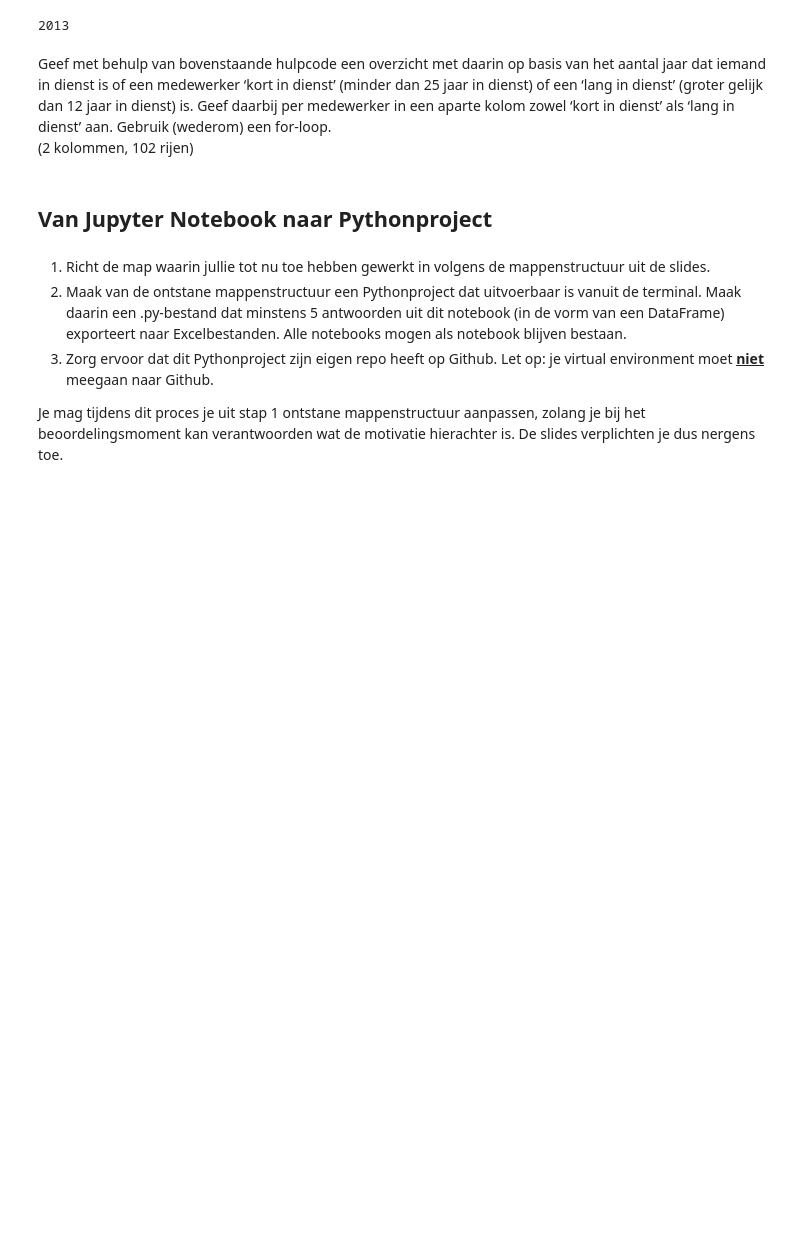
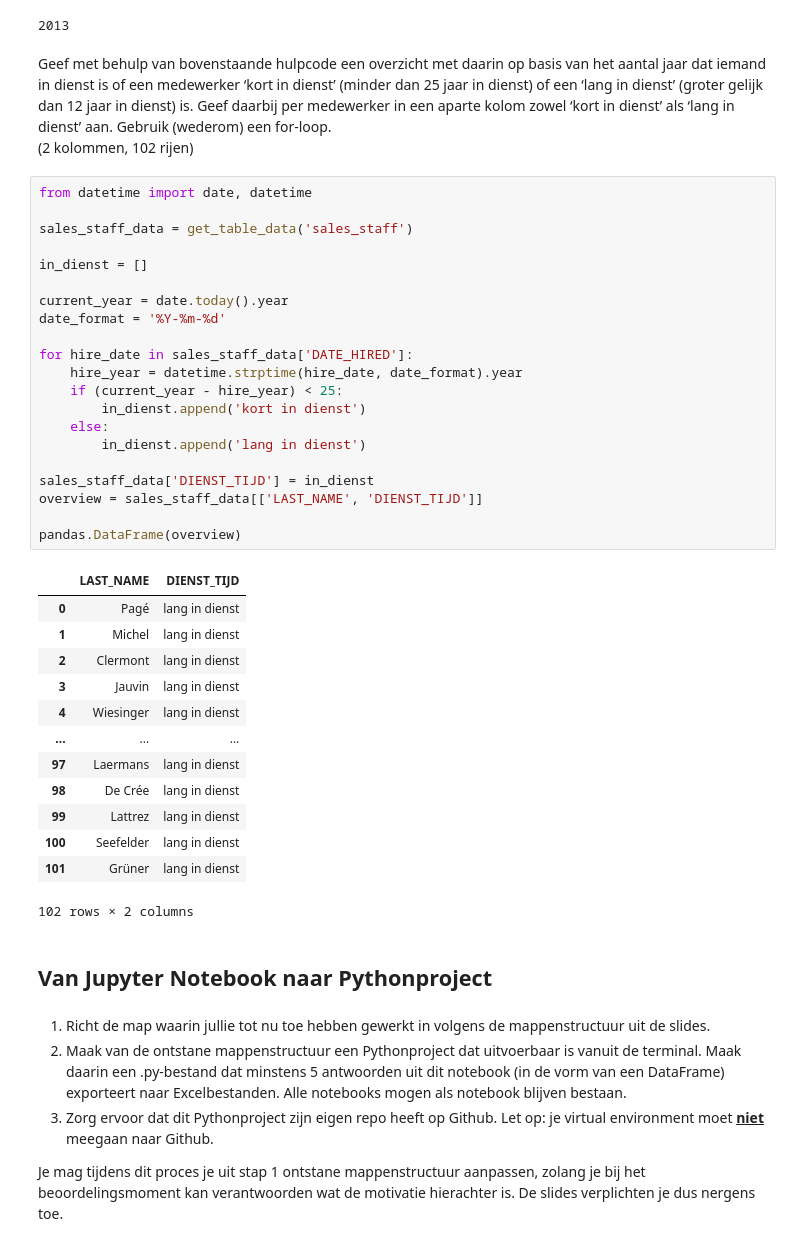
Before and after one commit to Wollepluis/DEDSPortfolio, a Jupyter notebook: Week1/DEDS_WC_1.2_en_1.3_Opdrachten.ipynb, the cells around one changed output. Drawn from its saved outputs; the diff is of its cells as text; blank space fills up the shorter version.

```diff
--- a/Week1/DEDS_WC_1.2_en_1.3_Opdrachten.ipynb
+++ b/Week1/DEDS_WC_1.2_en_1.3_Opdrachten.ipynb
@@ -565,6 +643,41 @@ date_obj.year
 # %% [markdown]
 Geef met behulp van bovenstaande hulpcode een overzicht met daarin op basis van het aantal jaar dat iemand in dienst is of een medewerker ‘kort in dienst’ (minder dan 25 jaar in dienst) of een ‘lang in dienst’ (groter gelijk dan 12 jaar in dienst) is. Geef daarbij per medewerker in een aparte kolom zowel ‘kort in dienst’ als ‘lang in dienst’ aan. Gebruik (wederom) een for-loop.<br>
 (2 kolommen, 102 rijen)
+# %%
+from datetime import date, datetime
+
+sales_staff_data = get_table_data('sales_staff')
+
+in_dienst = []
+
+current_year = date.today().year
+date_format = '%Y-%m-%d'
+
+for hire_date in sales_staff_data['DATE_HIRED']:
+    hire_year = datetime.strptime(hire_date, date_format).year
+    if (current_year - hire_year) < 25:
+        in_dienst.append('kort in dienst')
+    else:
+        in_dienst.append('lang in dienst')
+
+sales_staff_data['DIENST_TIJD'] = in_dienst
+overview = sales_staff_data[['LAST_NAME', 'DIENST_TIJD']]
+
+pandas.DataFrame(overview)
+# %% [output]
+|  | LAST_NAME | DIENST_TIJD |
+| 0 | Pagé | lang in dienst |
+| 1 | Michel | lang in dienst |
+| 2 | Clermont | lang in dienst |
+| 3 | Jauvin | lang in dienst |
+| 4 | Wiesinger | lang in dienst |
+| ... | ... | ... |
+| 97 | Laermans | lang in dienst |
+| 98 | De Crée | lang in dienst |
+| 99 | Lattrez | lang in dienst |
+| 100 | Seefelder | lang in dienst |
+| 101 | Grüner | lang in dienst |
+102 rows × 2 columns
 # %% [markdown]
 ## Van Jupyter Notebook naar Pythonproject
 # %% [markdown]
```
Also changed, not shown: parts of 7 cells of this notebook.
